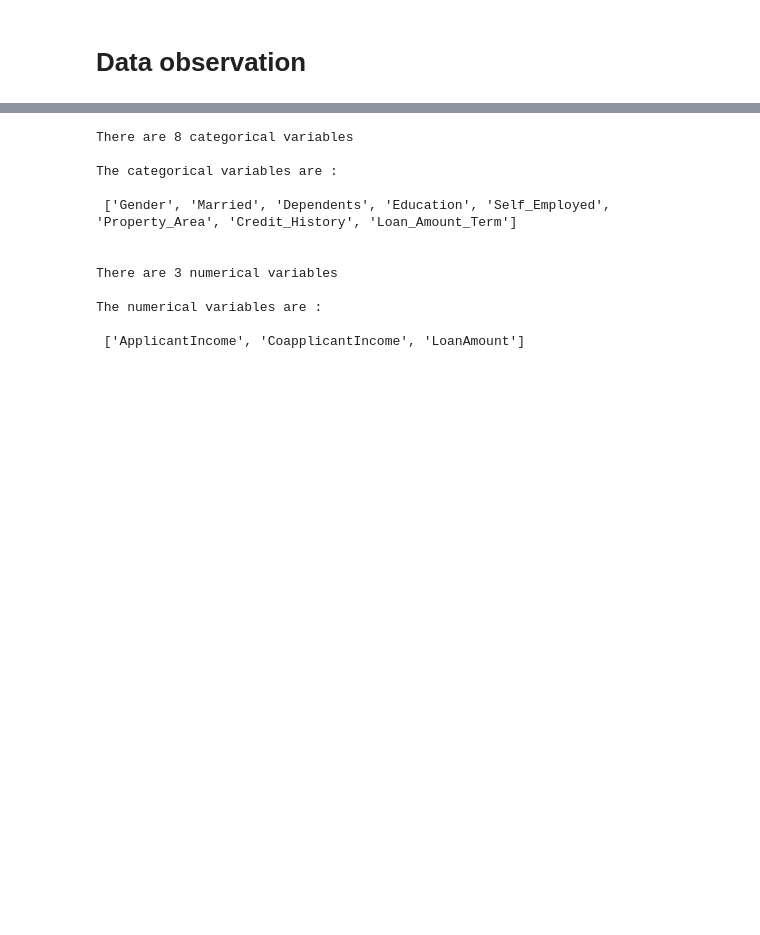
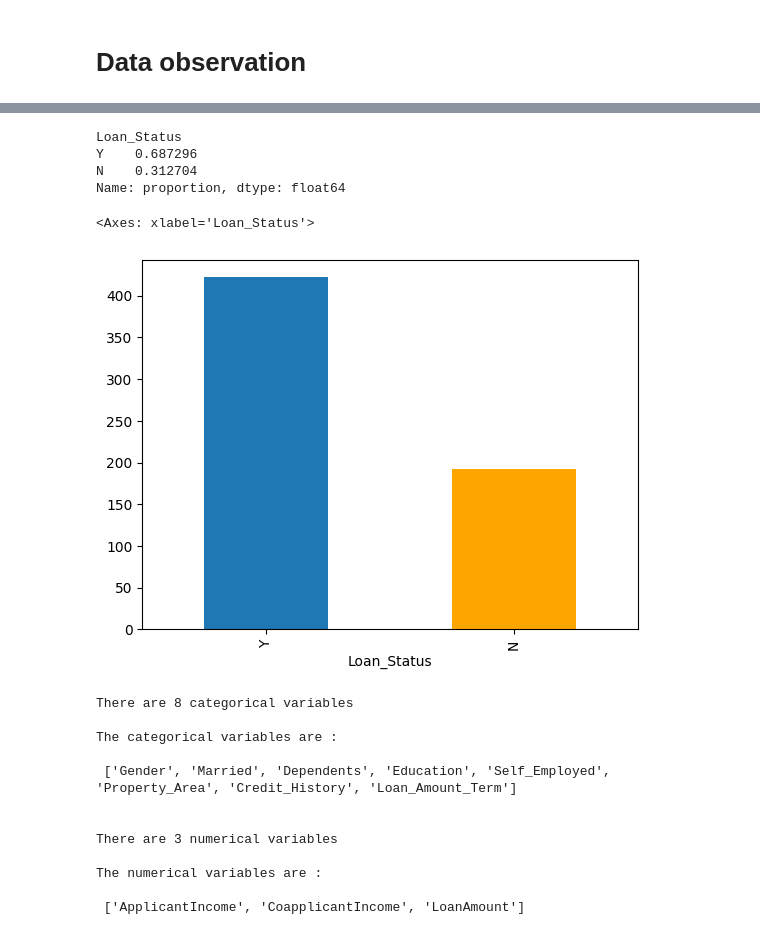
Before and after one commit to Rlenmeyer/LoanPrediction, a Jupyter notebook: LoanPrediction.ipynb, the cells around one changed output, grey strips where cells are left out. Drawn from its saved outputs; the diff is of its cells as text; code cells hidden in the pictures; blank space fills up the shorter version.

```diff
--- a/LoanPrediction.ipynb
+++ b/LoanPrediction.ipynb
@@ -47,3 +67,14 @@ memory usage: 62.5+ KB
+# %%
+# Focus on Loan_Status
+print(train['Loan_Status'].value_counts(normalize=True))
+train['Loan_Status'].value_counts().plot.bar(color=['tab:blue', 'orange'])
+# %% [output]
+Loan_Status
+Y    0.687296
+N    0.312704
+Name: proportion, dtype: float64
+<Axes: xlabel='Loan_Status'>
+[figure, added]
 # %%
 # list categorical and numerical variables
 categorical = [var for var in train.columns if train[var].dtype=='O']
```
Also changed, not shown: parts of 13 cells of this notebook.
